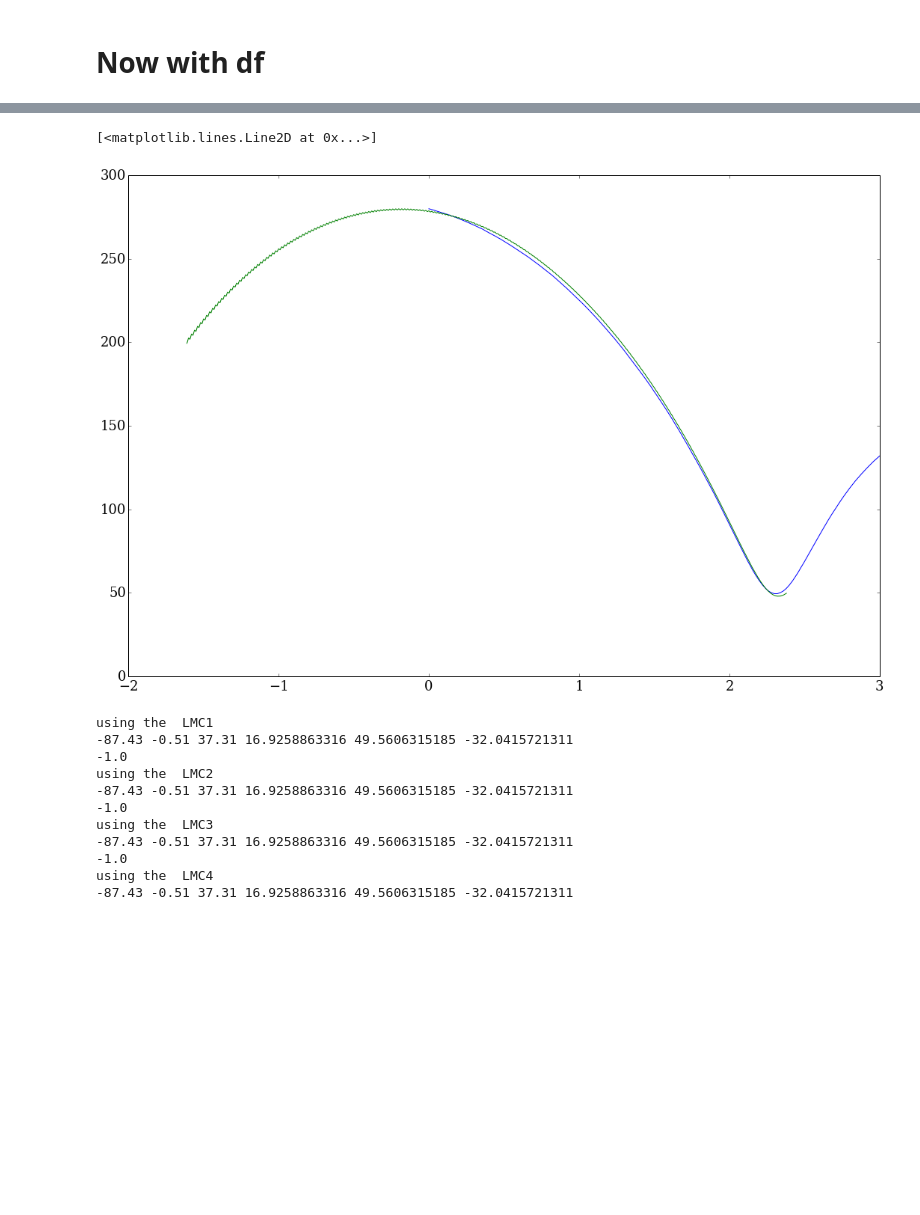
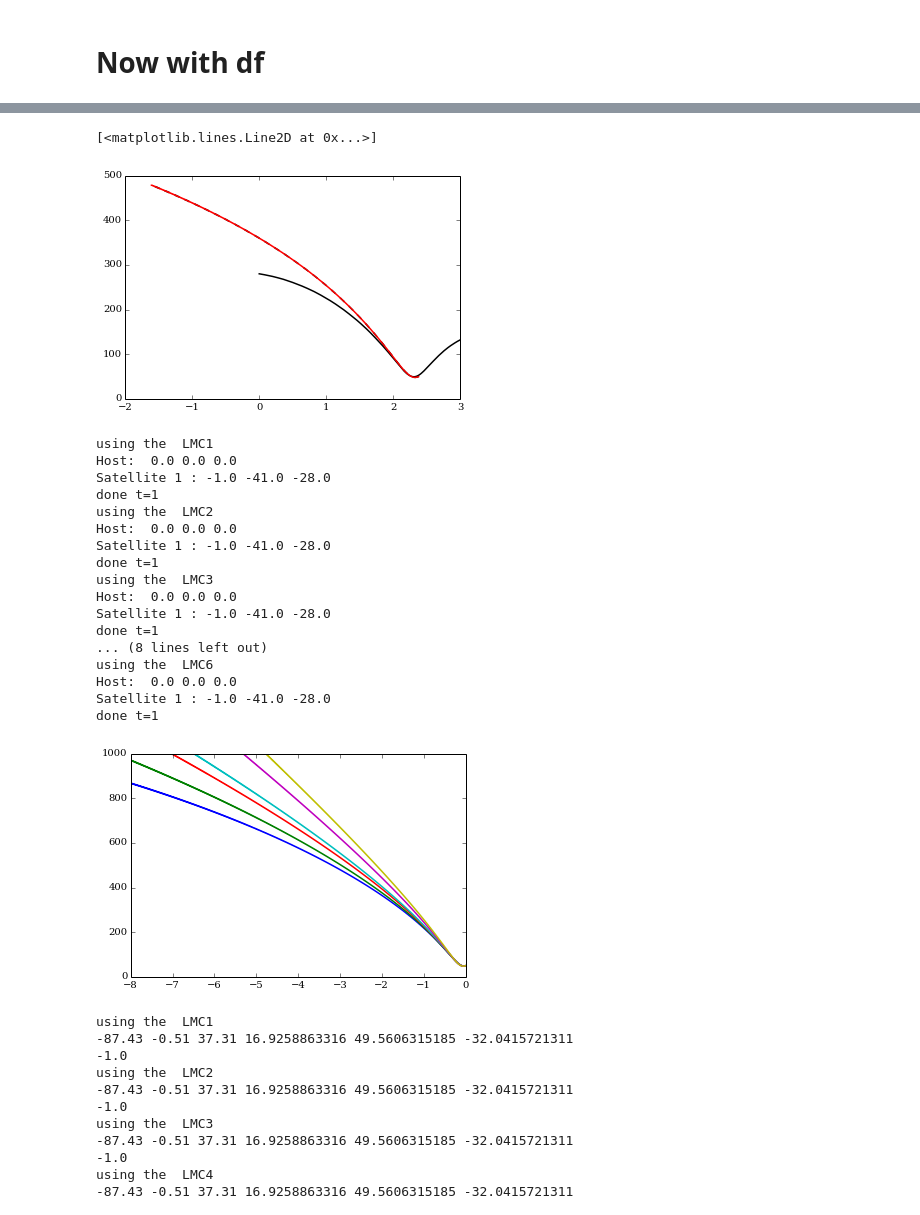
Before and after one commit to jngaravitoc/test_orbits, a Jupyter notebook: exploratory_code/orbits_MW.ipynb, the cells around one changed output, grey strips where cells are left out. Saved outputs shown, nothing was run; the diff lists cells and outputs as text; code cells hidden in the pictures; blank space fills up the shorter version.

```diff
--- a/exploratory_code/orbits_MW.ipynb
+++ b/exploratory_code/orbits_MW.ipynb
@@ -324,7 +323,11 @@ plot_3d_orbit(posNGC_sphMW, 'NGC_spherical_MW')
 # Orbits with Sag
 # %%
 def galactocentic(xyzMW, xyzSat):
-    xyz_sat_gal = np.array([xyzSat[:,0]-xyzMW[:,0], xyzSat[:,1]-xyzMW[:,1], xyzSat[:,2]-xyzMW[:,2]]).T
+    """
+    Transforming to galactocentric coordinates
+    """
+    xyz_sat_gal = np.array([xyzSat[:,0]-xyzMW[:,0], xyzSat[:,1]-xyzMW[:,1],
+                            xyzSat[:,2]-xyzMW[:,2]]).T
     return xyz_sat_gal
 # %%
 satellite_model = ['hernquist', 1E10, 9.8]
@@ -644,8 +675,10 @@ using the  LMC6
 # %%
 LMC6_t = ((posLMC_test[:,0]-posMW_test[:,0])**2 + (posLMC_test[:,1]-posMW_test[:,1])**2 + (posLMC_test[:,2]-posMW_test[:,2])**2)**0.5
-plot(LMC1_Nbody[:,0], LMC1_Nbody[:,1])
+LMC6_tG = galactocentic(posMW_test, posLMC_test)
 
-plot(t_t+LMC1_Nbody[119,0], LMC6_t)
+plot(LMC1_Nbody[:,0], LMC1_Nbody[:,1], c='k', lw=1.5)
+plot(t_t+LMC1_Nbody[119,0], LMC6_t, c='k', lw=1.5, ls='--')
+plot(t_t+LMC1_Nbody[119,0], (LMC6_tG[:,0]**2 + LMC6_tG[:,1]**2 + LMC6_tG[:,2]**2)**0.5, c='r', lw=1.5)
 # %% [output]
 [<matplotlib.lines.Line2D at 0x...>]
-[figure, old version]
+[figure, new version]
@@ -652,3 +689,31 @@ plot(t_t+LMC1_Nbody[119,0], LMC6_t)
+# %%
+LMC_models = ['LMC1', 'LMC2', 'LMC3', 'LMC4', 'LMC5', 'LMC6']
+for i in LMC_models:
+    t_t, posLMC_test, velLMC_test, posMW_test, velMW_test = leapfrog.integrate_sat(8, pos_host, vel_host, host_model,\
+                                                                               disk_params, bulge_params, lmc_model=i,\
+                                                                               dt=0.01, alpha=[0, 1])
+    LMC_G = galactocentic(posMW_test, posLMC_test)
+    plot(t_t, (LMC_G[:,0]**2 + LMC_G[:,1]**2 + LMC_G[:,2]**2)**0.5, lw=1.5)
+    ylim(0, 1000)
+# %% [output]
+using the  LMC1
+Host:  0.0 0.0 0.0
+Satellite 1 : -1.0 -41.0 -28.0
+done t=1
+using the  LMC2
+Host:  0.0 0.0 0.0
+Satellite 1 : -1.0 -41.0 -28.0
+done t=1
+using the  LMC3
+Host:  0.0 0.0 0.0
+Satellite 1 : -1.0 -41.0 -28.0
+done t=1
+... (8 lines left out)
+using the  LMC6
+Host:  0.0 0.0 0.0
+Satellite 1 : -1.0 -41.0 -28.0
+done t=1
+[figure, added]
 # %%
 t, posLMC1_df, velLMC1_df, posMW1_df, velMW1_df, posNGC1_df, velNGC1_df = leapfrog.integrate_sat(time, pos_host, vel_host, host_model,\
                                                                            disk_params, bulge_params, lmc_model='LMC1',\
```
Also changed, not shown: parts of 31 cells of this notebook.
